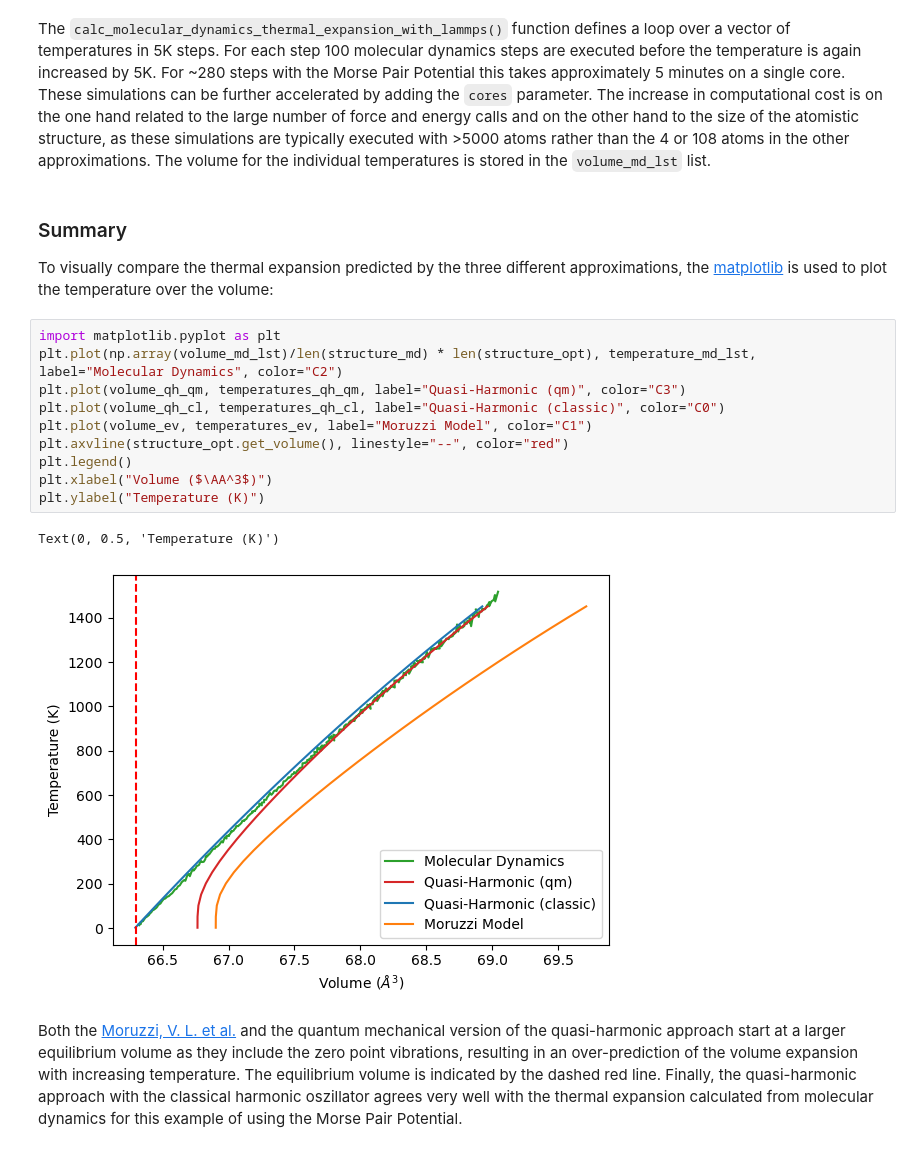
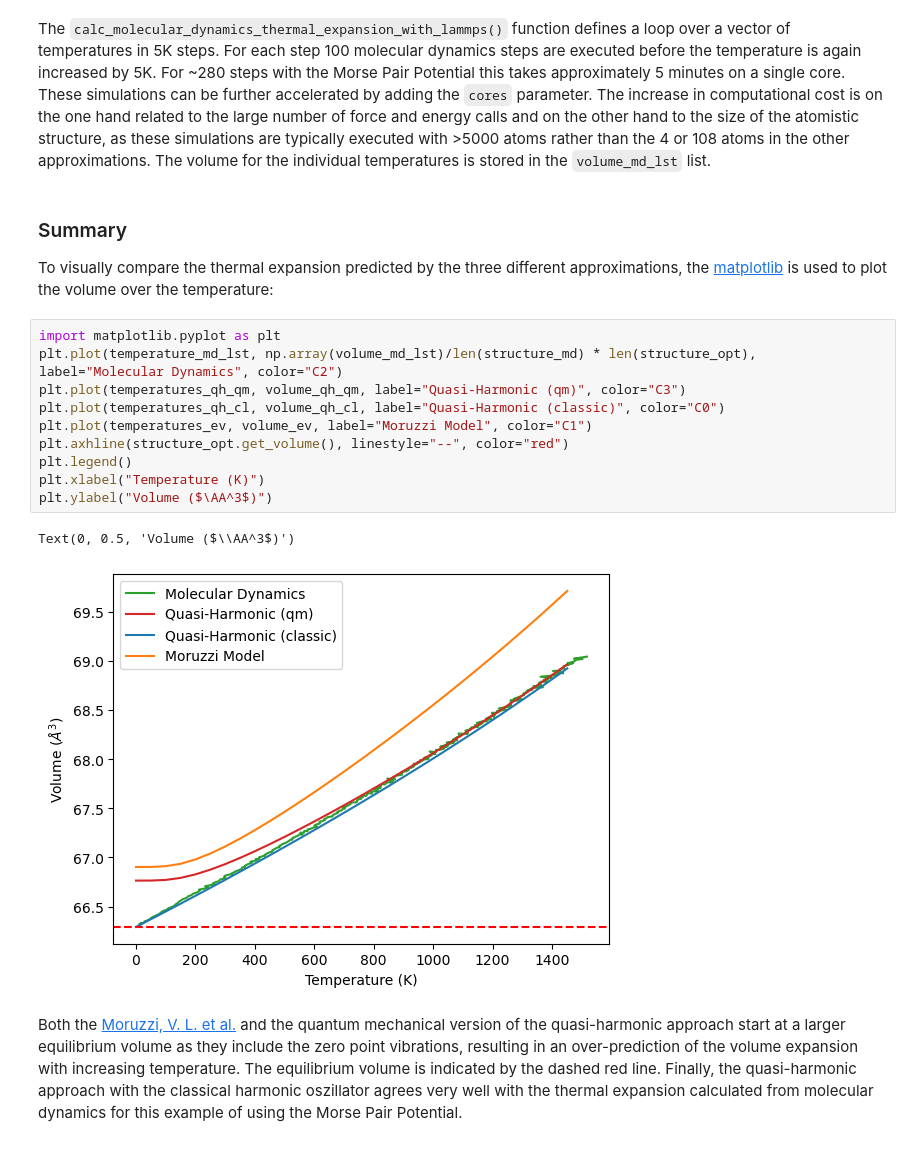
Before and after one commit to pyiron/atomistics, a Jupyter notebook: notebooks/thermal_expansion_with_lammps.ipynb, the cells around one changed output. Saved outputs shown, nothing was run; the diff lists cells and outputs as text.

Commit message:
Docs: Update axis of thermal expansion plot

```diff
--- a/notebooks/thermal_expansion_with_lammps.ipynb
+++ b/notebooks/thermal_expansion_with_lammps.ipynb
@@ -266,19 +266,19 @@ volume for the individual temperatures is stored in the `volume_md_lst` list.
 # %% [markdown]
 ### Summary
 To visually compare the thermal expansion predicted by the three different approximations, the [matplotlib](https://matplotlib.org)
-is used to plot the temperature over the volume:
+is used to plot the volume over the temperature:
 # %%
 import matplotlib.pyplot as plt
-plt.plot(np.array(volume_md_lst)/len(structure_md) * len(structure_opt), temperature_md_lst, label="Molecular Dynamics", color="C2")
-plt.plot(volume_qh_qm, temperatures_qh_qm, label="Quasi-Harmonic (qm)", color="C3")
-plt.plot(volume_qh_cl, temperatures_qh_cl, label="Quasi-Harmonic (classic)", color="C0")
-plt.plot(volume_ev, temperatures_ev, label="Moruzzi Model", color="C1")
-plt.axvline(structure_opt.get_volume(), linestyle="--", color="red")
+plt.plot(temperature_md_lst, np.array(volume_md_lst)/len(structure_md) * len(structure_opt), label="Molecular Dynamics", color="C2")
+plt.plot(temperatures_qh_qm, volume_qh_qm, label="Quasi-Harmonic (qm)", color="C3")
+plt.plot(temperatures_qh_cl, volume_qh_cl, label="Quasi-Harmonic (classic)", color="C0")
+plt.plot(temperatures_ev, volume_ev, label="Moruzzi Model", color="C1")
+plt.axhline(structure_opt.get_volume(), linestyle="--", color="red")
 plt.legend()
-plt.xlabel("Volume ($\AA^3$)")
-plt.ylabel("Temperature (K)")
+plt.xlabel("Temperature (K)")
+plt.ylabel("Volume ($\AA^3$)")
 # %% [output]
-Text(0, 0.5, 'Temperature (K)')
+Text(0, 0.5, 'Volume ($\\AA^3$)')
-[figure, old version]
+[figure, new version]
 # %% [markdown]
 Both the [Moruzzi, V. L. et al.](https://link.aps.org/doi/10.1103/PhysRevB.37.790) and the quantum mechanical version of the quasi-harmonic approach start at a larger equilibrium volume as they include the zero point vibrations, resulting in an over-prediction of the volume expansion with increasing temperature. The equilibrium volume is indicated by the dashed red line. Finally, the quasi-harmonic approach with the classical harmonic oszillator agrees very well with the thermal expansion calculated from molecular dynamics for this example of using the Morse Pair Potential.
```
Also changed, not shown: 2 other files.
